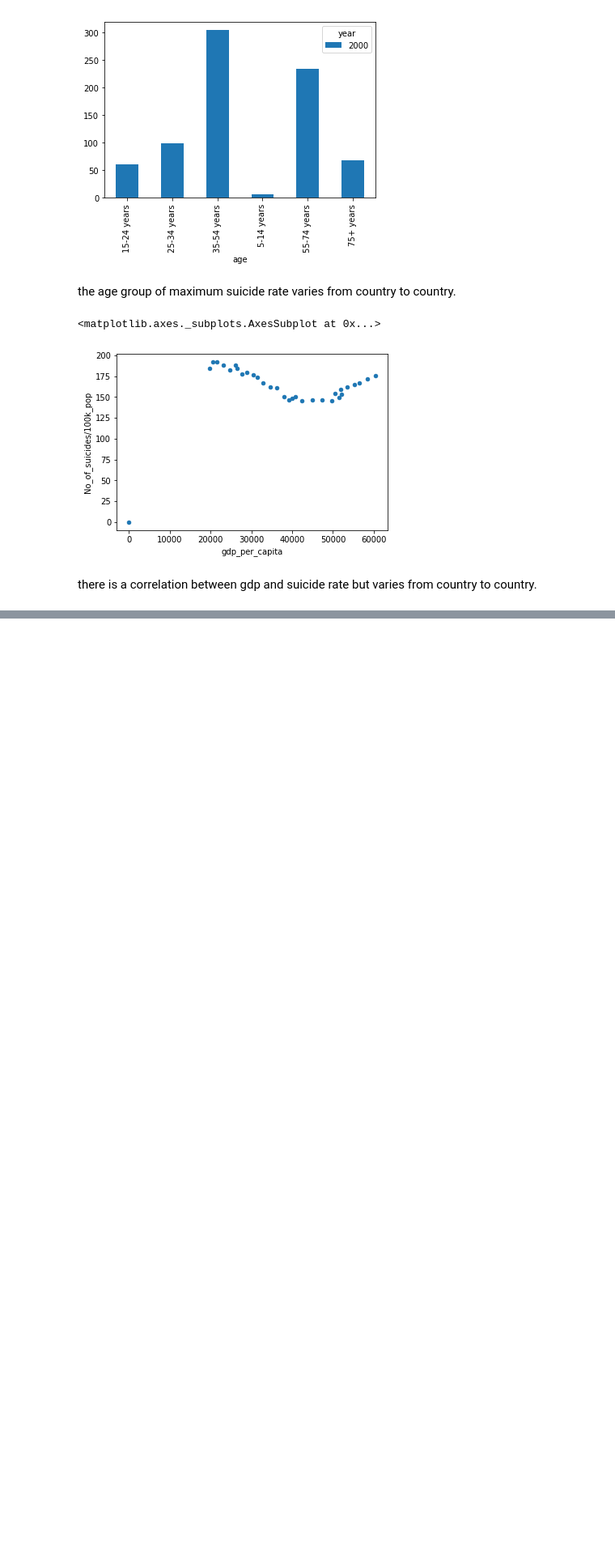
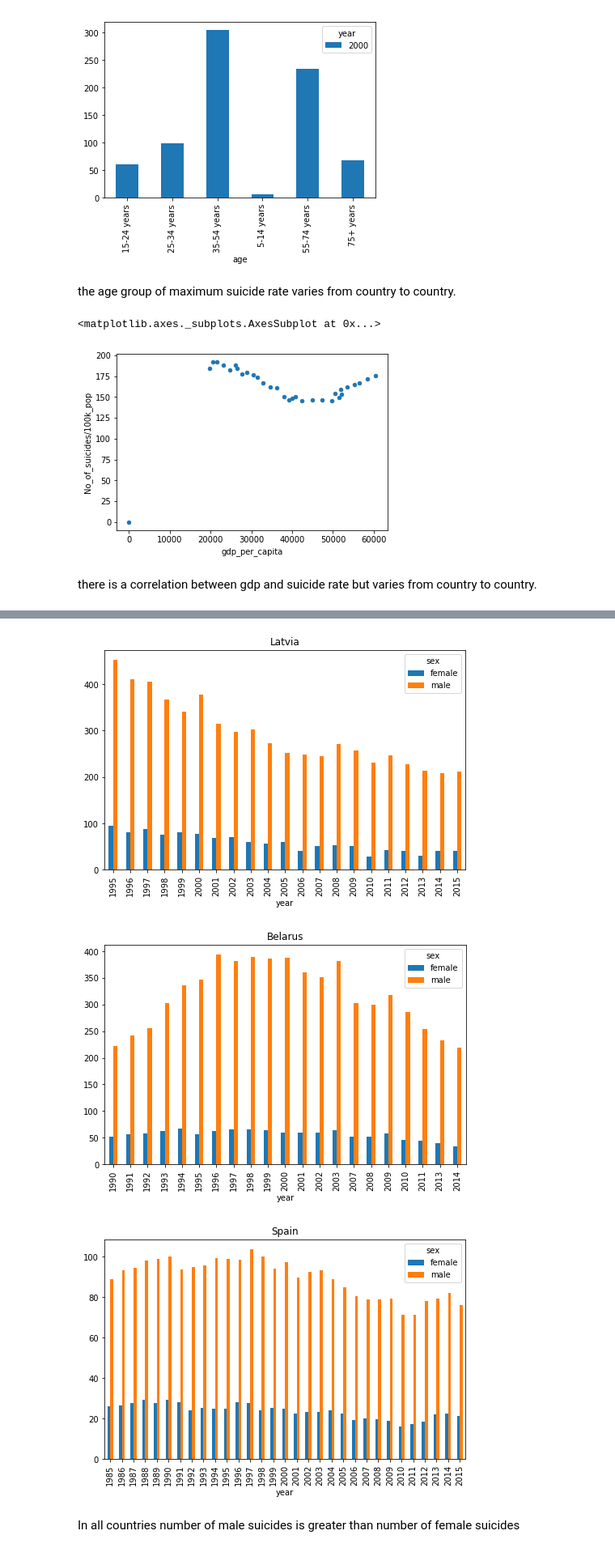
Before and after one commit to poojaphadke/Suicide-rates-and-Happiness-Report, a Jupyter notebook: Code.ipynb, the cells around one changed output, grey strips where cells are left out. Shown at 81% size. Saved outputs shown, nothing was run; the diff lists cells and outputs as text; code cells hidden in the pictures; blank space fills up the shorter version.

```diff
--- a/Code.ipynb
+++ b/Code.ipynb
@@ -69,0 +78,11 @@ there is a correlation between gdp and suicide rate but varies from country to c
+# %%
+countryes=['Latvia','Belarus','Spain']
+for country in countryes:
+    df3 = pd.pivot_table(suicide_df[suicide_df['country']==country], values='suicides/100k pop',index='year', columns=['sex'], aggfunc='sum')
+    df3.plot(kind='bar', figsize=(8,5), title=country)
+# %% [output]
+[figure, added]
+[figure, added]
+[figure, added]
+# %% [markdown]
+In all countries number of male suicides is greater than number of female suicides
```
Also changed, not shown: parts of 1 cell of this notebook.
